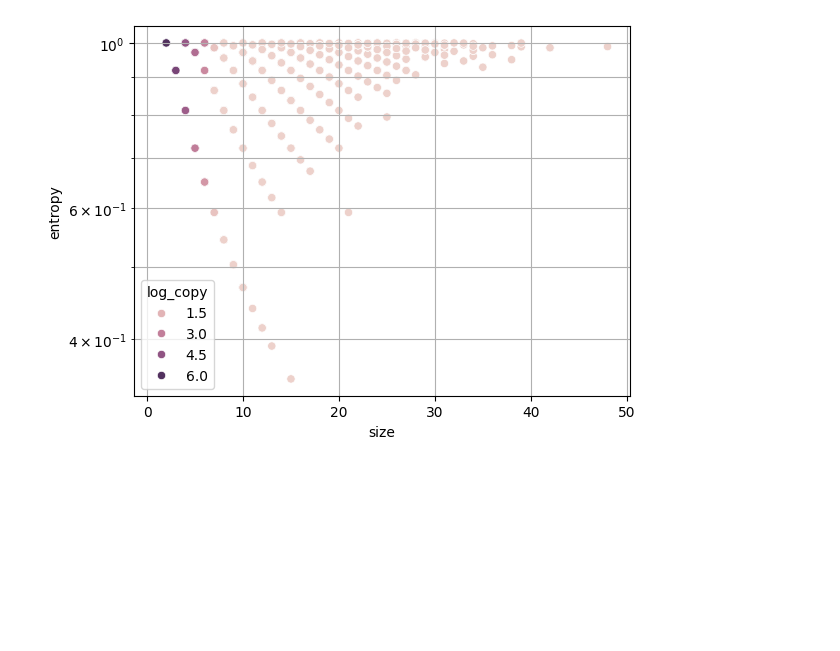
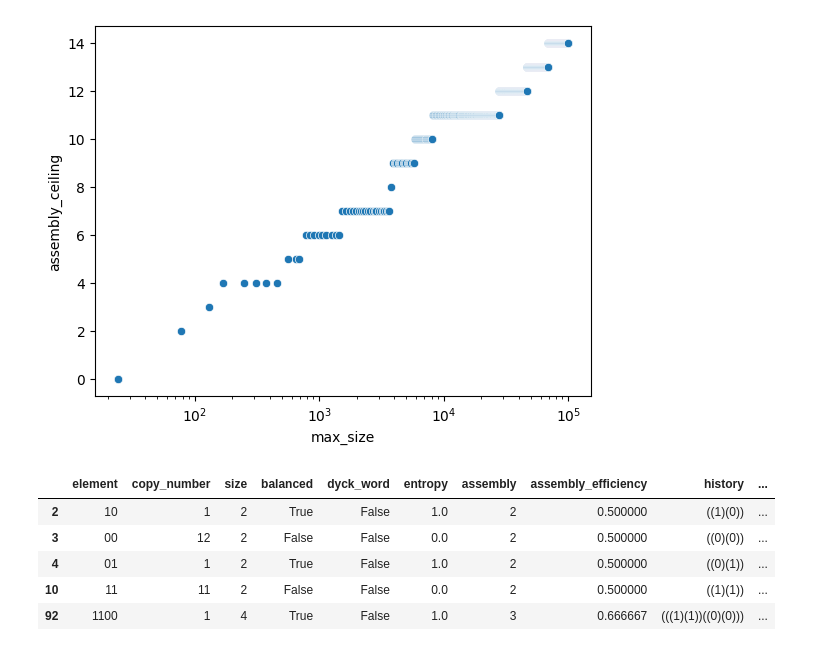
Before and after one commit to jiug/tfm, a Jupyter notebook: code/notebook.ipynb, the cells around one changed output. Drawn from its saved outputs; the diff is of its cells as text; code cells hidden in the pictures; blank space fills up the shorter version.

Commit message:
data exploration on jupyter notebook and minor improvements

```diff
--- a/code/notebook.ipynb
+++ b/code/notebook.ipynb
@@ -35,9 +58,16 @@ a.pool.tail(20)
+# %%
+
+sns.scatterplot(data=evolution,x="max_size",y="assembly_ceiling")
+plt.xscale("log")
+plt.show()
+# %% [output]
+[figure, added]
 # %%
-a.pool['log_copy'] = np.log1p(a.pool["copy_number"])
-sns.scatterplot(data=a.pool,x='size',y='entropy',hue='log_copy')
-plt.yscale("log")
-# plt.xscale("log")
-plt.grid(which="both")
-plt.show()
+a.pool[a.pool.assembly_efficiency < 1]
 # %% [output]
-[figure, removed]
+|  | element | copy_number | size | balanced | dyck_word | entropy | assembly | assembly_efficiency | history | ... |
+| 2 | 10 | 1 | 2 | True | False | 1.0 | 2 | 0.500000 | ((1)(0)) | ... |
+| 3 | 00 | 12 | 2 | False | False | 0.0 | 2 | 0.500000 | ((0)(0)) | ... |
+| 4 | 01 | 1 | 2 | True | False | 1.0 | 2 | 0.500000 | ((0)(1)) | ... |
+| 10 | 11 | 11 | 2 | False | False | 0.0 | 2 | 0.500000 | ((1)(1)) | ... |
+| 92 | 1100 | 1 | 4 | True | False | 1.0 | 3 | 0.666667 | (((1)(1))((0)(0))) | ... |
```
Also changed, not shown: parts of 5 cells of this notebook, 2 other files.
